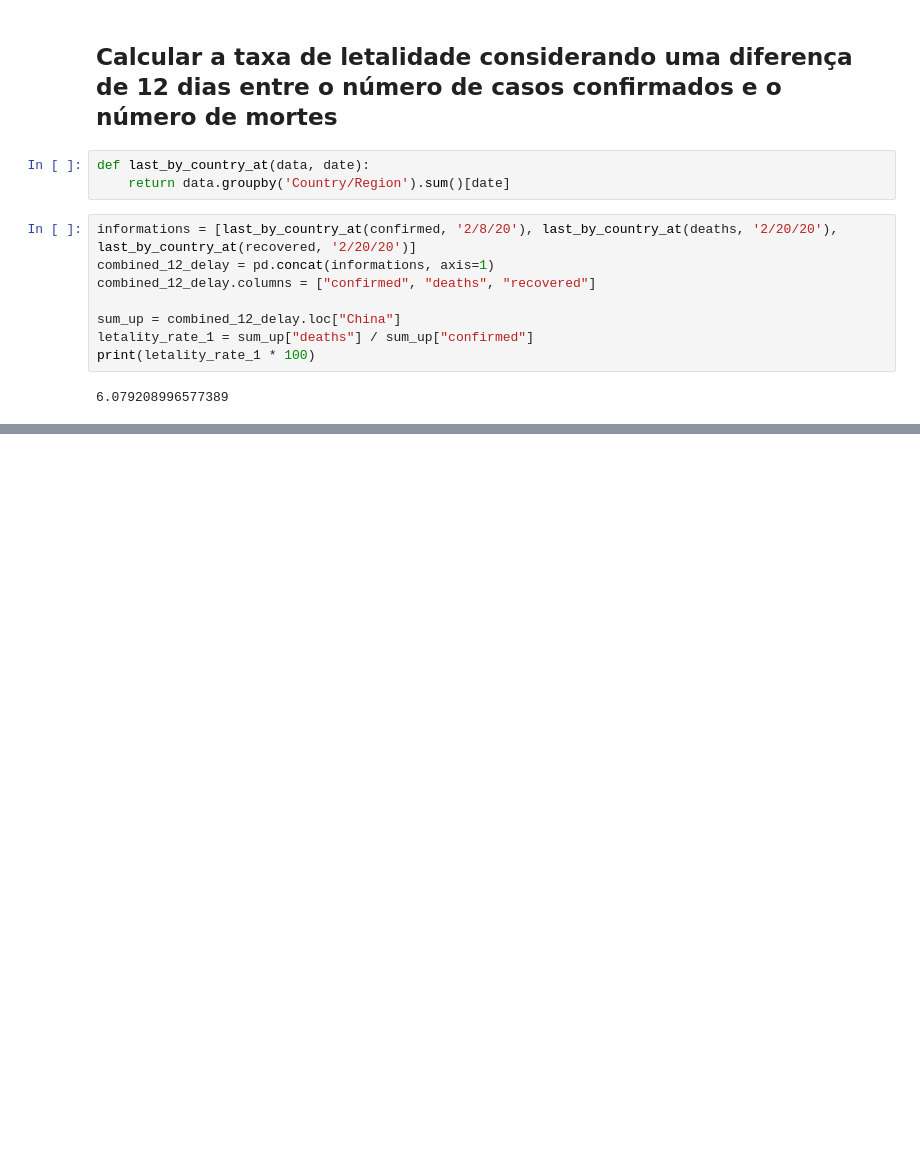
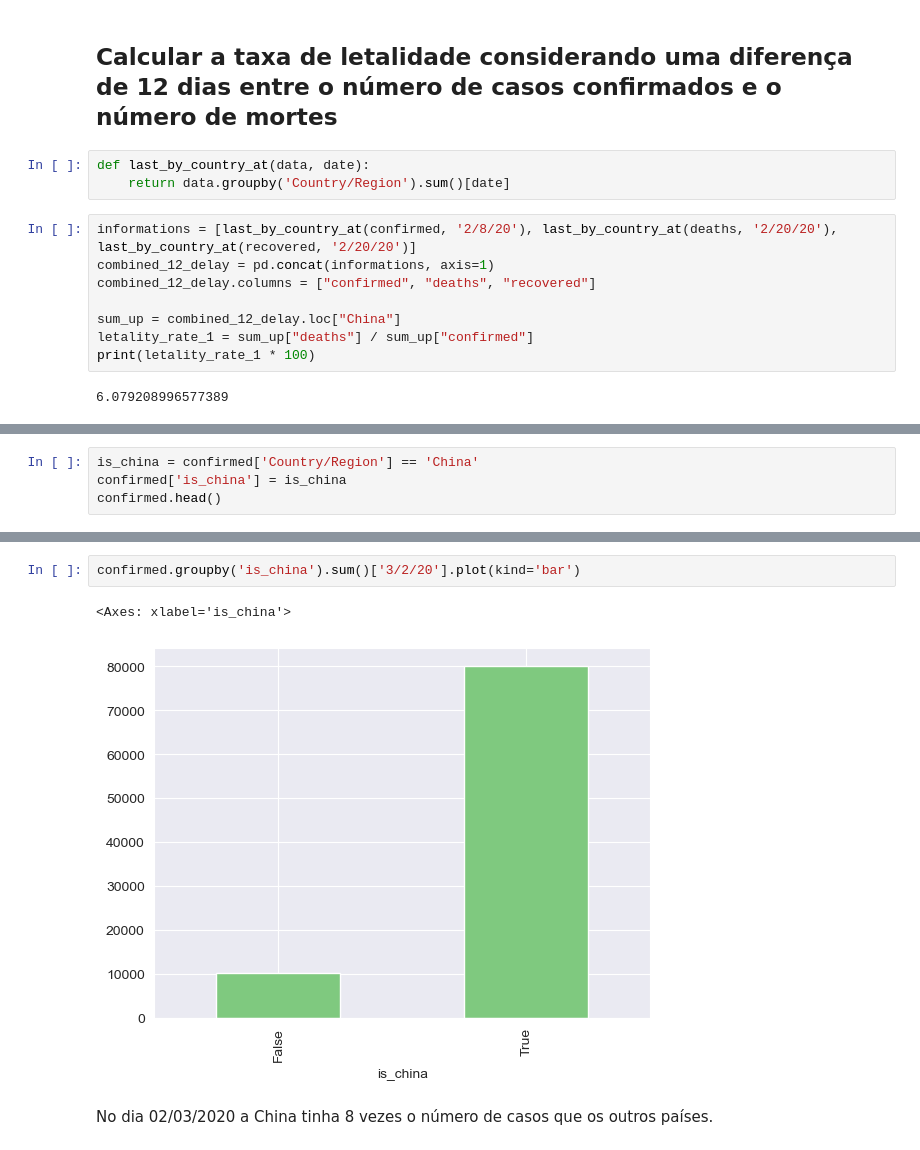
Before and after one commit to ledsouza/Covid19, a Jupyter notebook: eda_covid19.ipynb, the cells around one changed output, grey strips where cells are left out. Drawn from its saved outputs; the diff is of its cells as text; blank space fills up the shorter version.

Commit message:
Análise de dados da China para o dia 02/03/2020

```diff
--- a/eda_covid19.ipynb
+++ b/eda_covid19.ipynb
@@ -263,0 +267,4 @@ print(letality_rate_1 * 100)
+# %%
+is_china = confirmed['Country/Region'] == 'China'
+confirmed['is_china'] = is_china
+confirmed.head()
@@ -263,0 +287,7 @@ print(letality_rate_1 * 100)
+# %%
+confirmed.groupby('is_china').sum()['3/2/20'].plot(kind='bar')
+# %% [output]
+<Axes: xlabel='is_china'>
+[figure, added]
+# %% [markdown]
+No dia 02/03/2020 a China tinha 8 vezes o número de casos que os outros países.
```
Also changed, not shown: parts of 11 cells of this notebook.
